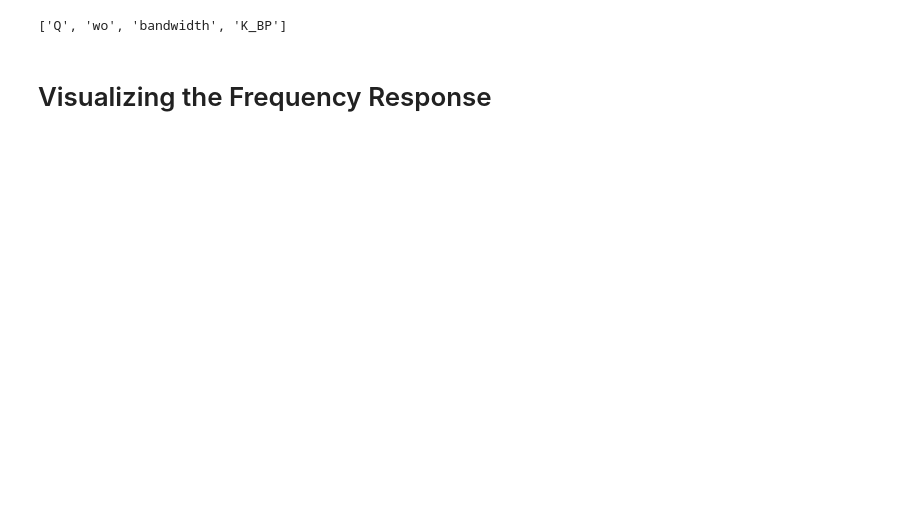
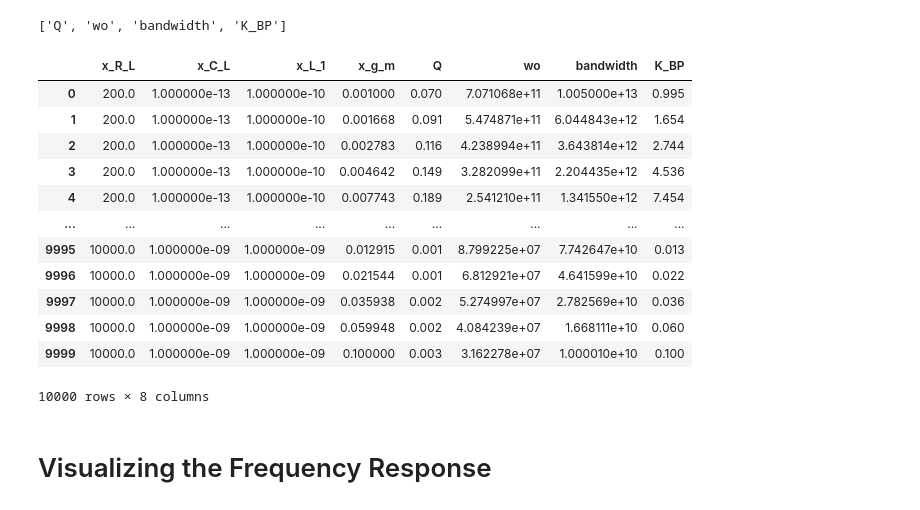
Before and after one commit to NooriDan/SymXplorer, a Jupyter notebook: examples/tunable-tia/sym-exploration/CG_TIA_Sym_Design_Space_Visulization.ipynb, the cells around one changed output. Drawn from its saved outputs; the diff is of its cells as text; code cells hidden in the pictures; blank space fills up the shorter version.

Commit message:
added example symbolic exploration of BPF-2, BPF-3, and BPF-5

```diff
--- a/examples/tunable-tia/sym-exploration/CG_TIA_Sym_Design_Space_Visulization.ipynb
+++ b/examples/tunable-tia/sym-exploration/CG_TIA_Sym_Design_Space_Visulization.ipynb
@@ -14,7 +14,8 @@ s = sp.symbols("s")
 # %% [markdown]
 ![image.png](attachment:image.png)
 # %%
-experiment_name = "CG_TIA_Automated_simple"
+experiment_name = "CG_TIA_Design_Specae_Visualization_Automated_simple"
+# experiment_name = "CG_TIA_Design_Specae_Visualization_Automated_some_parasitic" # for BPF-5
 path_to_pkl = f"Runs/{experiment_name}/results.pkl"
 symbolic_experiment_result = ExperimentResult(experiment_name=experiment_name)
 symbolic_experiment_result = symbolic_experiment_result.load(path_to_pkl)
@@ -23,7 +24,9 @@ symbolic_experiment_result = symbolic_experiment_result.load(path_to_pkl)
 # %% [markdown]
 ## Select a topology to size
 # %%
-ALLOWED_Z_CONNECTIONS = "Z1_Z2_ZL"
+# ALLOWED_Z_CONNECTIONS = "Z1_Z5_ZL" # for BPF-3/BPF-4
+# ALLOWED_Z_CONNECTIONS = "Z1_Z3_ZL" # for BPF-5
+ALLOWED_Z_CONNECTIONS = "Z1_ZL" # for BPF-2
 classifications, tf = symbolic_experiment_result.get_impedance_key(ALLOWED_Z_CONNECTIONS)
 print(f"{ALLOWED_Z_CONNECTIONS} - count of tfs {len(classifications)}")
 tf
@@ -39,5 +42,9 @@ len(classifications_filtered)
 # %%
-sel = 4
+# sel = 2 # BPF-3 (Z1_Z5_ZL)
+# sel = 2 # BPF-5 (Z1_Z3_ZL)
+sel = 1 # BPF-2 (Z1_ZL)
+
+
 tf_to_size = classifications_filtered[sel]
 print(f"Selected Z-combo is\n{tf_to_size.zCombo}")
 print(f"numer order = {tf_to_size.tf_numer_order}\ndenom_order = {tf_to_size.tf_denom_order}\nfilter_id: {tf_to_size.filter_id}")
@@ -110,0 +99,10 @@ fixed_vars={
+# %%
+# assist.kill_variable()
+RANGE_R = (2e2, 1e4)
+RANGE_C = (100e-15, 1e-9)
+RANGE_L = (100e-12, 1e-9)
+
+RANGE_GM = (1e-3, 100e-3) # 1mS to 100mS
+
+FIXED_GM = 10e-3  # 10 mS
+FIXED_L = 500e-12 # 500 pH
@@ -111,3 +152,23 @@ fixed_vars={
+# %%
+exploration.to_dataframe().to_csv("PB_BPF_2_10000points.csv")
+# exploration.to_dataframe().to_csv("PB_BPF_3_10000points.csv")
+# exploration.to_dataframe().to_csv("PB_BPF_5_10000points.csv")
+
+exploration.to_dataframe()
+# %% [output]
+|  | x_R_L | x_C_L | x_L_1 | x_g_m | Q | wo | bandwidth | K_BP |
+| 0 | 200.0 | 1.000000e-13 | 1.000000e-10 | 0.001000 | 0.070 | 7.071068e+11 | 1.005000e+13 | 0.995 |
+| 1 | 200.0 | 1.000000e-13 | 1.000000e-10 | 0.001668 | 0.091 | 5.474871e+11 | 6.044843e+12 | 1.654 |
+| 2 | 200.0 | 1.000000e-13 | 1.000000e-10 | 0.002783 | 0.116 | 4.238994e+11 | 3.643814e+12 | 2.744 |
+| 3 | 200.0 | 1.000000e-13 | 1.000000e-10 | 0.004642 | 0.149 | 3.282099e+11 | 2.204435e+12 | 4.536 |
+| 4 | 200.0 | 1.000000e-13 | 1.000000e-10 | 0.007743 | 0.189 | 2.541210e+11 | 1.341550e+12 | 7.454 |
+| ... | ... | ... | ... | ... | ... | ... | ... | ... |
+| 9995 | 10000.0 | 1.000000e-09 | 1.000000e-09 | 0.012915 | 0.001 | 8.799225e+07 | 7.742647e+10 | 0.013 |
+| 9996 | 10000.0 | 1.000000e-09 | 1.000000e-09 | 0.021544 | 0.001 | 6.812921e+07 | 4.641599e+10 | 0.022 |
+| 9997 | 10000.0 | 1.000000e-09 | 1.000000e-09 | 0.035938 | 0.002 | 5.274997e+07 | 2.782569e+10 | 0.036 |
+| 9998 | 10000.0 | 1.000000e-09 | 1.000000e-09 | 0.059948 | 0.002 | 4.084239e+07 | 1.668111e+10 | 0.060 |
+| 9999 | 10000.0 | 1.000000e-09 | 1.000000e-09 | 0.100000 | 0.003 | 3.162278e+07 | 1.000010e+10 | 0.100 |
+10000 rows × 8 columns
 # %%
 from symxplorer.designer_tools.visualizer import AnalysisSuite
 
```
Also changed, not shown: parts of 16 cells of this notebook, 11 other files.
